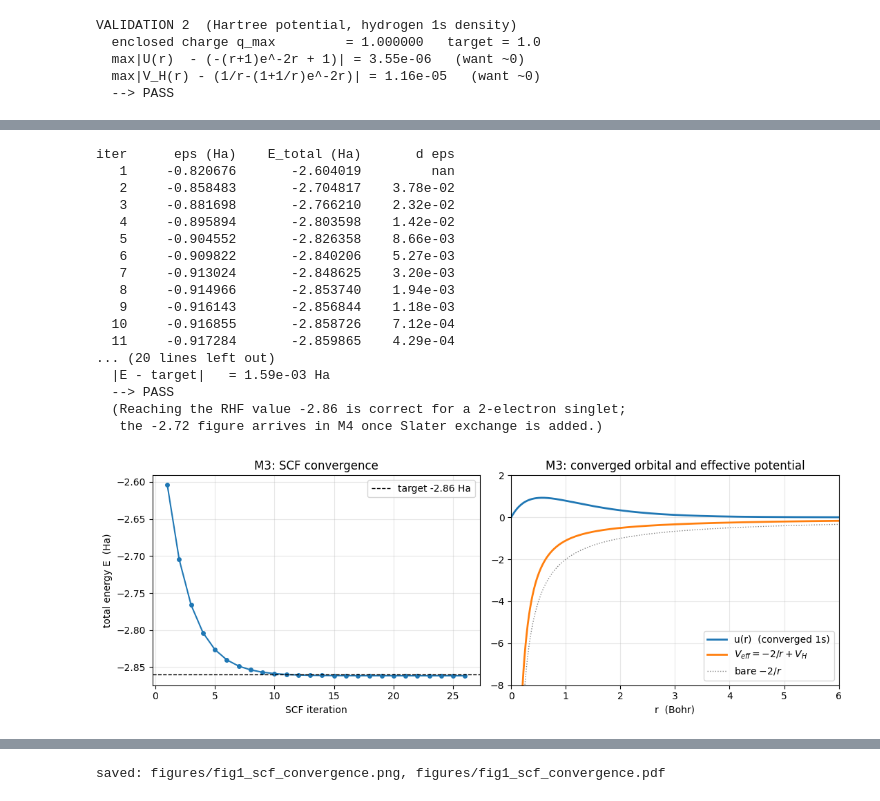
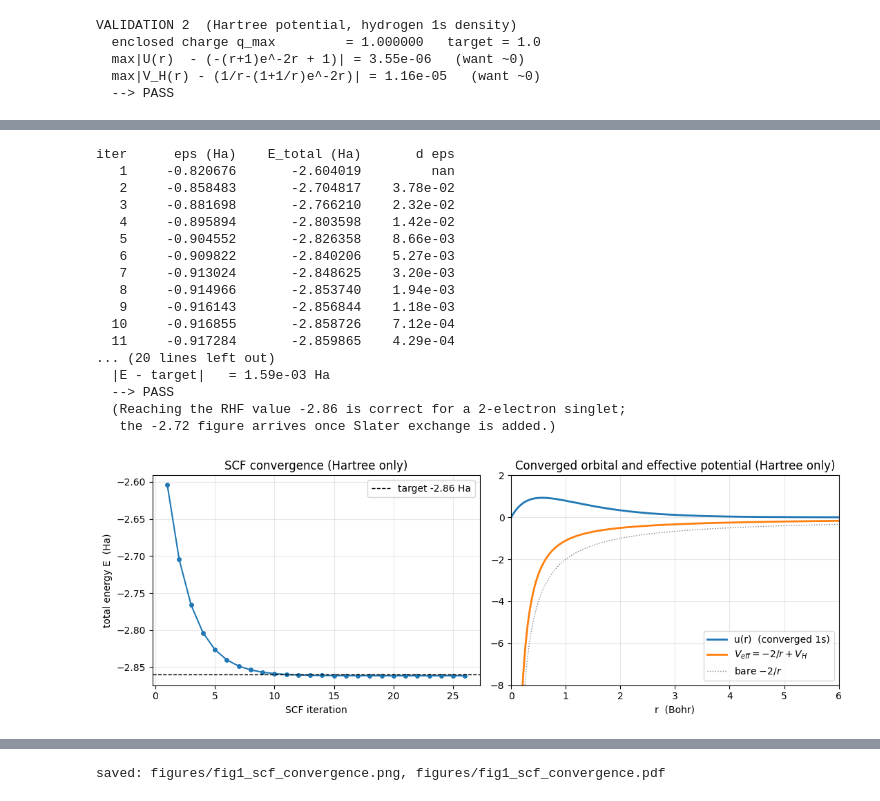
Before and after one commit to ddsyasas/dft-helium, a Jupyter notebook: helium_dft.ipynb, the cells around one changed output, grey strips where cells are left out. Cells and saved outputs as stored; diff of their text form; code cells hidden in the pictures.

```diff
--- a/helium_dft.ipynb
+++ b/helium_dft.ipynb
@@ -363,7 +363,7 @@ print(f"  |E - target|   = {abs(scf['E'] - (-2.86)):.2e} Ha")
 ok_3 = abs(scf['E'] - (-2.86)) < 1e-2
 print(f"  --> {'PASS' if ok_3 else 'FAIL'}")
 print("  (Reaching the RHF value -2.86 is correct for a 2-electron singlet;")
-print("   the -2.72 figure arrives in M4 once Slater exchange is added.)")
+print("   the -2.72 figure arrives once Slater exchange is added.)")
 # %% [output]
 iter      eps (Ha)    E_total (Ha)       d eps
    1     -0.820676       -2.604019         nan
@@ -381,37 +381,37 @@ iter      eps (Ha)    E_total (Ha)       d eps
   |E - target|   = 1.59e-03 Ha
   --> PASS
   (Reaching the RHF value -2.86 is correct for a 2-electron singlet;
-   the -2.72 figure arrives in M4 once Slater exchange is added.)
+   the -2.72 figure arrives once Slater exchange is added.)
 # %%
 # Two views of the converged SCF solution.
 fig, (axc, axp) = plt.subplots(1, 2, figsize=(11, 4))
 
 # (a) Convergence: total energy vs SCF iteration, approaching -2.86.
 E_hist = [E for (eps, E) in scf["history"]]
 axc.plot(range(1, len(E_hist) + 1), E_hist, "o-", ms=4)
 axc.axhline(-2.86, color="k", ls="--", lw=1, label="target -2.86 Ha")
 axc.set_xlabel("SCF iteration")
 axc.set_ylabel("total energy E  (Ha)")
-axc.set_title("M3: SCF convergence")
+axc.set_title("SCF convergence (Hartree only)")
 axc.legend()
 axc.grid(alpha=0.3)
 
 # (b) The converged orbital u(r) and the effective potential it lives in.
 u_he = scf["u"]
 V_eff = -2.0 / r + scf["V_H"]
 axp.plot(r, u_he, lw=2, label="u(r)  (converged 1s)")
 axp.plot(r, V_eff, lw=2, label=r"$V_{eff}=-2/r+V_H$")
 axp.plot(r, -2.0 / r, lw=1, ls=":", color="grey", label=r"bare $-2/r$")
 axp.set_xlim(0, 6)
 axp.set_ylim(-8, 2)
 axp.set_xlabel("r  (Bohr)")
-axp.set_title("M3: converged orbital and effective potential")
+axp.set_title("Converged orbital and effective potential (Hartree only)")
 axp.legend()
 axp.grid(alpha=0.3)
 
 plt.tight_layout()
 plt.show()
 # %% [output]
-[figure, old version]
+[figure, new version]
 # %% [markdown]
 ---
```
Also changed, not shown: parts of 20 cells of this notebook, 12 other files.
